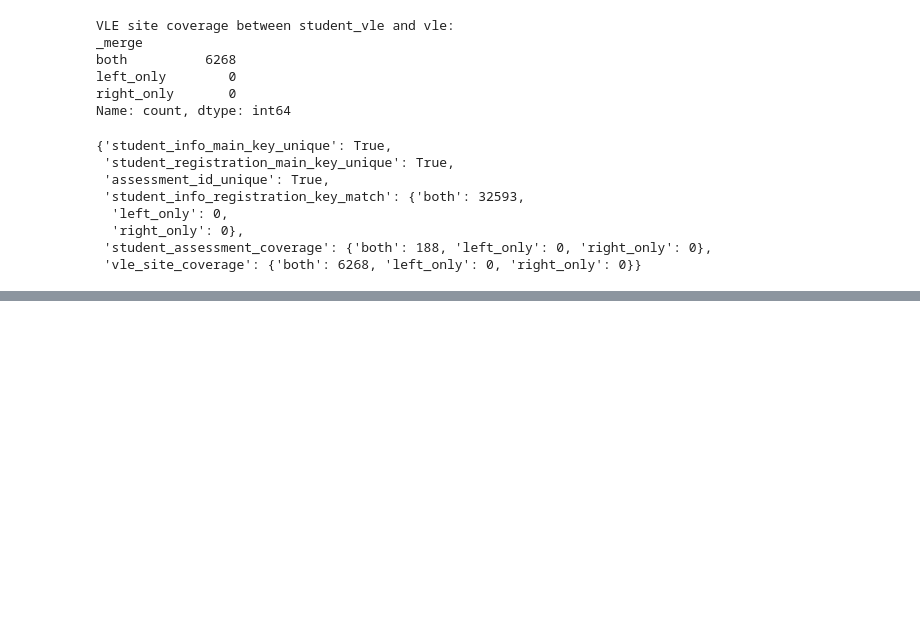
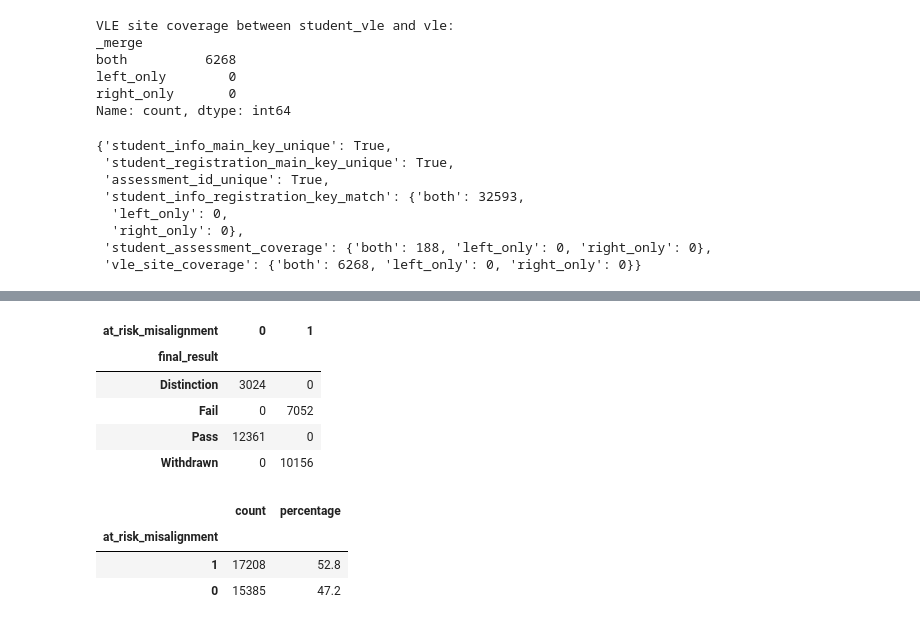
Before and after one commit to futabarentarou/potential-pathway-index, a Jupyter notebook: notebooks/01_data_loading_and_understanding.ipynb, the cells around one changed output, grey strips where cells are left out. Cells and saved outputs as stored; diff of their text form; code cells hidden in the pictures; blank space fills up the shorter version.

```diff
--- a/notebooks/01_data_loading_and_understanding.ipynb
+++ b/notebooks/01_data_loading_and_understanding.ipynb
@@ -404,0 +451,29 @@ key_validation_summary
+# %%
+target_mapping_check = pd.crosstab(
+    student_base["final_result"],
+    student_base["at_risk_misalignment"]
+)
+
+target_mapping_check
+# %% [output]
+| at_risk_misalignment | 0 | 1 |
+| final_result |  |  |
+| Distinction | 3024 | 0 |
+| Fail | 0 | 7052 |
+| Pass | 12361 | 0 |
+| Withdrawn | 0 | 10156 |
+# %%
+target_counts = student_base["at_risk_misalignment"].value_counts()
+target_percentages = student_base["at_risk_misalignment"].value_counts(normalize=True) * 100
+
+target_summary = pd.DataFrame({
+    "count": target_counts,
+    "percentage": target_percentages.round(2)
+})
+
+target_summary
+# %% [output]
+|  | count | percentage |
+| at_risk_misalignment |  |  |
+| 1 | 17208 | 52.8 |
+| 0 | 15385 | 47.2 |
```
Also changed, not shown: parts of 7 cells of this notebook.
